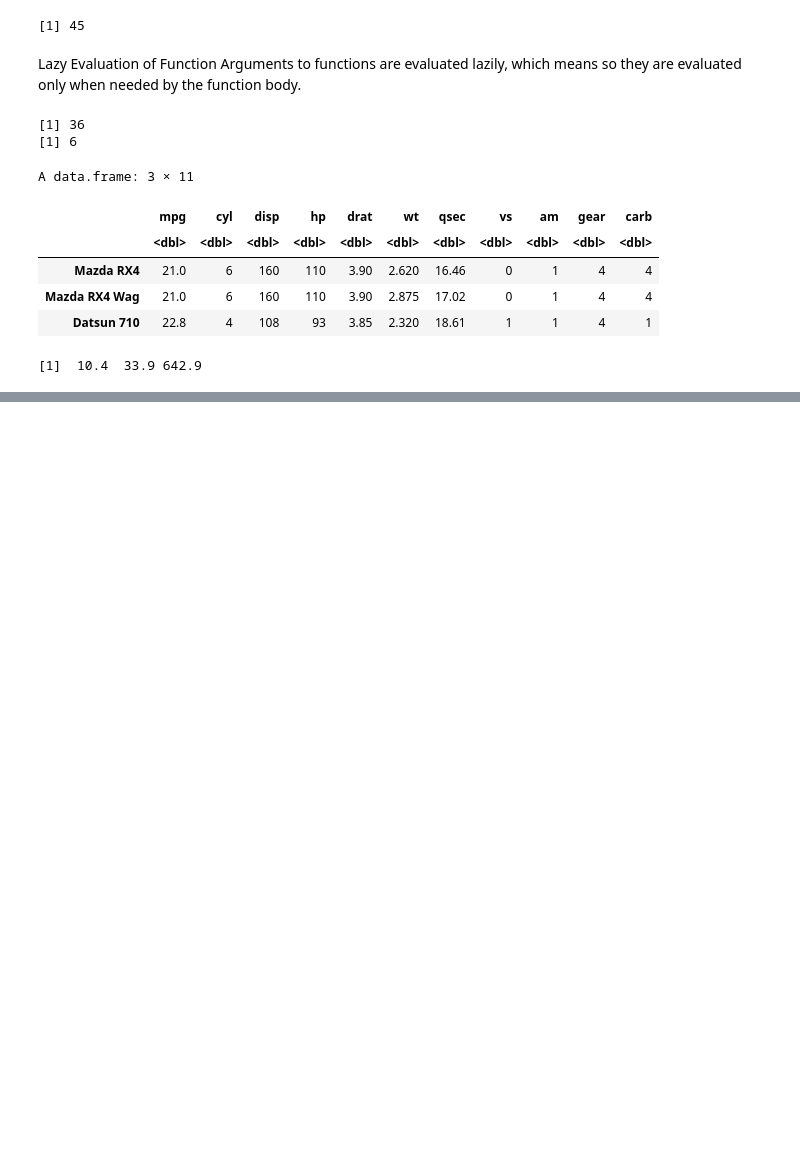
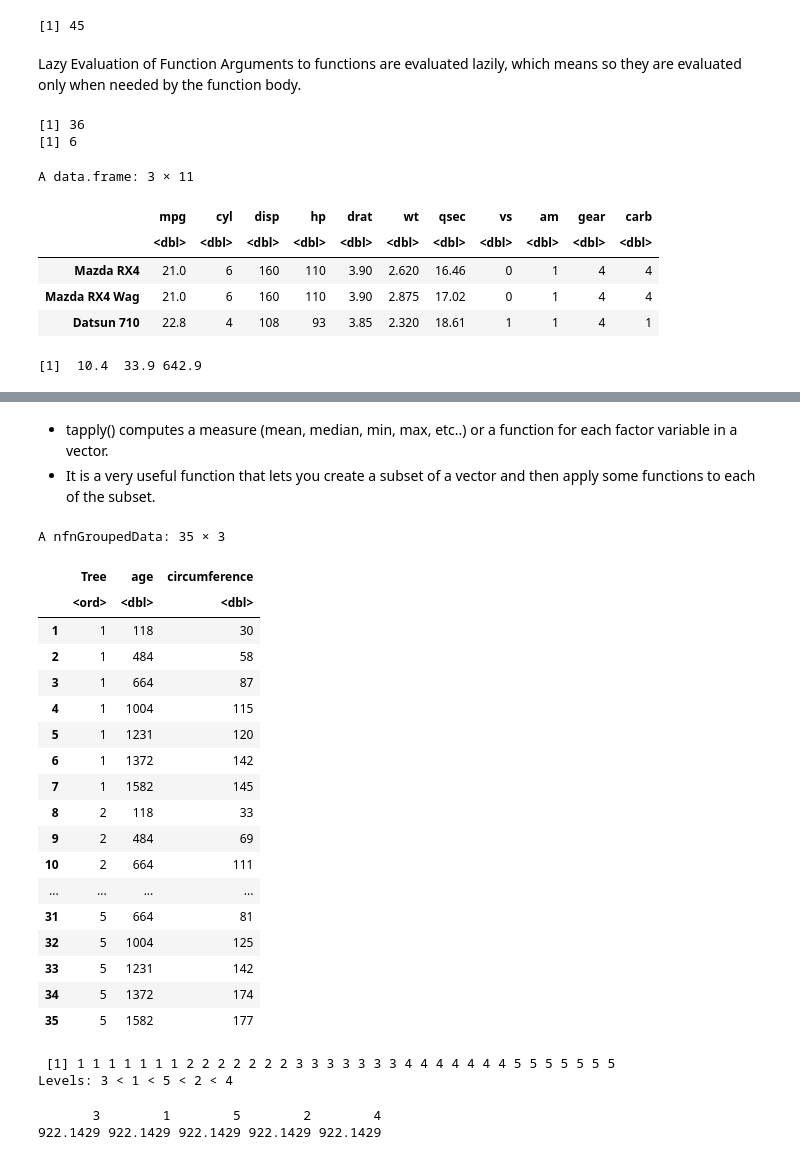
Before and after one commit to svkarthik86/R-Programming, a Jupyter notebook: R-op-ctrl-loop-function.ipynb, the cells around one changed output, grey strips where cells are left out. Saved outputs shown, nothing was run; the diff lists cells and outputs as text; code cells hidden in the pictures; blank space fills up the shorter version.

```diff
--- a/R-op-ctrl-loop-function.ipynb
+++ b/R-op-ctrl-loop-function.ipynb
@@ -903,0 +1244,35 @@ find.min.max.sum(mtcars$mpg)
+# %% [markdown]
+- tapply() computes a measure (mean, median, min, max, etc..) or a function for each factor variable in a vector.
+- It is a very useful function that lets you create a subset of a vector and then apply some functions to each of the subset.
+# %%
+Orange
+# %% [output]
+A nfnGroupedData: 35 × 3
+|  | Tree | age | circumference |
+|  | <ord> | <dbl> | <dbl> |
+| 1 | 1 | 118 | 30 |
+| 2 | 1 | 484 | 58 |
+| 3 | 1 | 664 | 87 |
+| 4 | 1 | 1004 | 115 |
+| 5 | 1 | 1231 | 120 |
+| 6 | 1 | 1372 | 142 |
+| 7 | 1 | 1582 | 145 |
+| 8 | 2 | 118 | 33 |
+| 9 | 2 | 484 | 69 |
+| 10 | 2 | 664 | 111 |
+| ... | ... | ... | ... |
+| 31 | 5 | 664 | 81 |
+| 32 | 5 | 1004 | 125 |
+| 33 | 5 | 1231 | 142 |
+| 34 | 5 | 1372 | 174 |
+| 35 | 5 | 1582 | 177 |
+# %%
+Orange$Tree
+# %% [output]
+ [1] 1 1 1 1 1 1 1 2 2 2 2 2 2 2 3 3 3 3 3 3 3 4 4 4 4 4 4 4 5 5 5 5 5 5 5
+Levels: 3 < 1 < 5 < 2 < 4
+# %%
+tapply(Orange[ ,2],Orange$Tree,mean)
+# %% [output]
+       3        1        5        2        4
+922.1429 922.1429 922.1429 922.1429 922.1429
```
Also changed, not shown: parts of 73 cells of this notebook.
